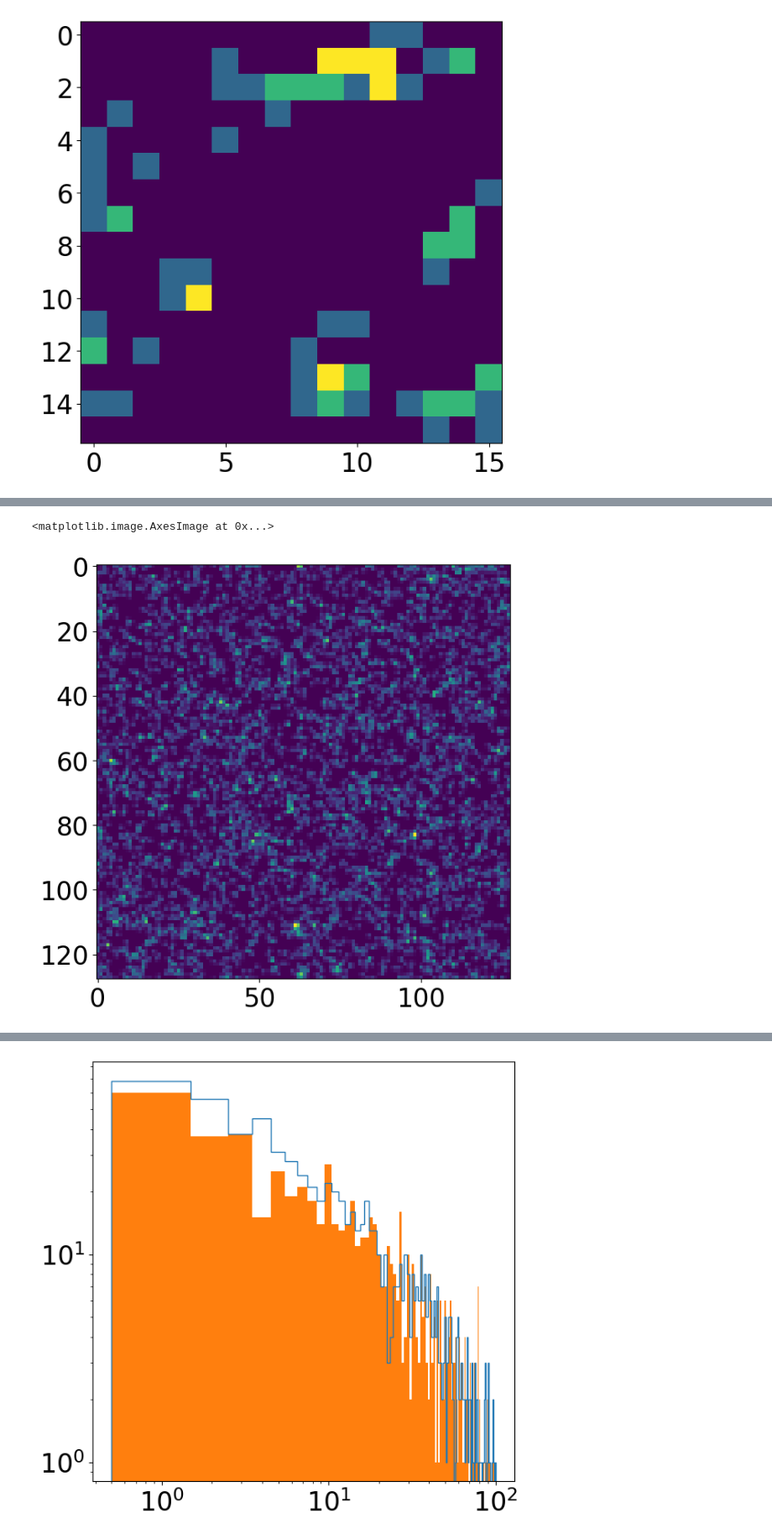
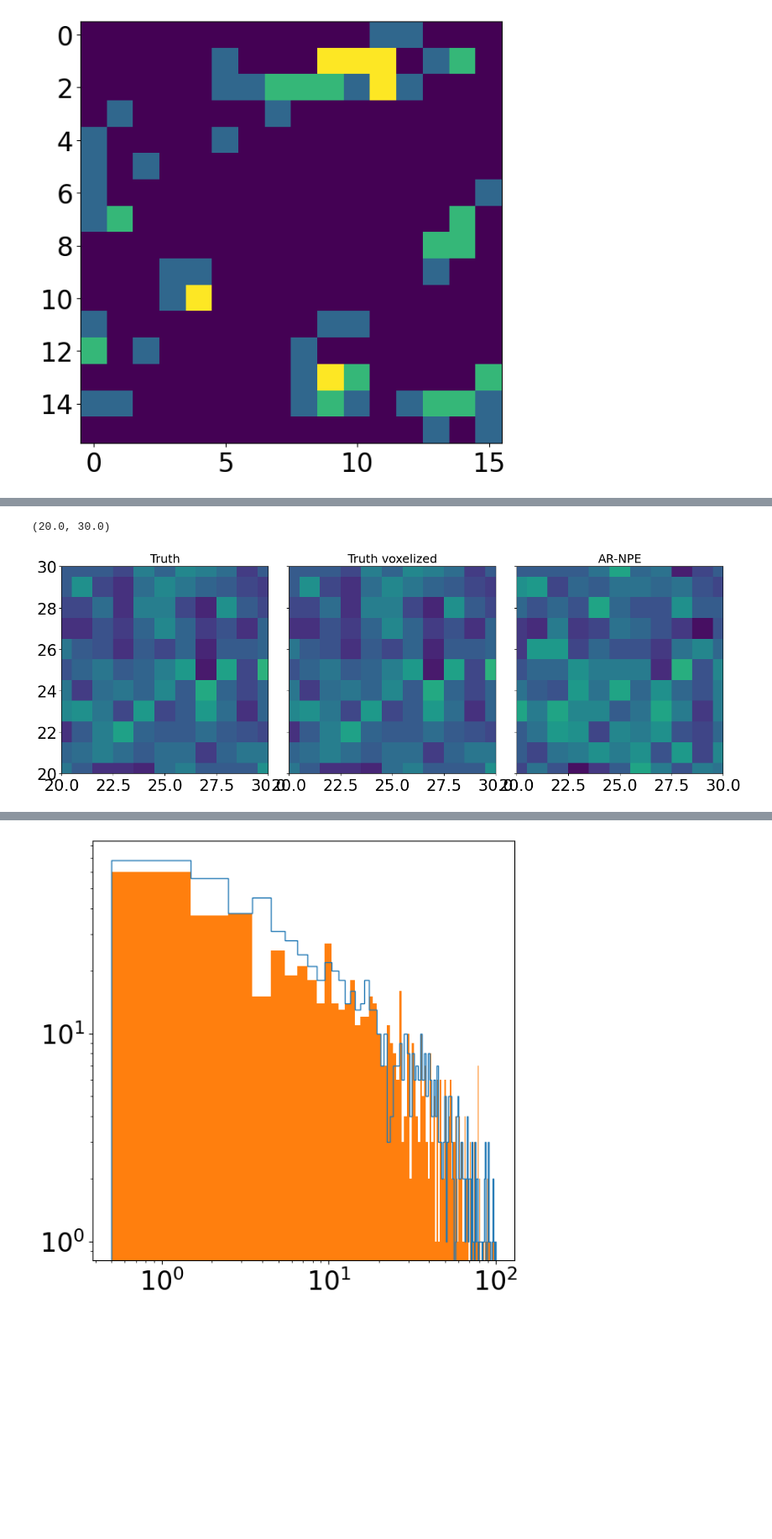
Before and after one commit to shivampcosmo/CHARM_old, a Jupyter notebook: notebooks/test_Pk_nsh_128__nsd_256__zcond_0_0p5_127__nsims_128__ncnn_3__nfilter_3.ipynb, the cells around one changed output, grey strips where cells are left out. Shown at 84% size. Drawn from its saved outputs; the diff is of its cells as text; code cells hidden in the pictures; blank space fills up the shorter version.

```diff
--- a/notebooks/test_Pk_nsh_128__nsd_256__zcond_0_0p5_127__nsims_128__ncnn_3__nfilter_3.ipynb
+++ b/notebooks/test_Pk_nsh_128__nsd_256__zcond_0_0p5_127__nsims_128__ncnn_3__nfilter_3.ipynb
@@ -1047,7 +1115,7 @@ mass_truth = FoF.GroupMass * 1e10  #Halo masses in Msun/h
 
 lgMass_truth = np.log10(mass_truth)
 
-Mmin_Pk, Mmax_Pk = 14.5, 15.0
+Mmin_Pk, Mmax_Pk = 13.3, 13.6
 indsel_Pk_truth = np.where((lgMass_truth > Mmin_Pk) & (lgMass_truth < Mmax_Pk))[0]
 print(len(indsel_Pk_truth))
 # density field parameters
@@ -1063,7 +1131,7 @@ df_nbkit['Position'] = pos_h_truth[indsel_Pk_truth,...]
 # np.vstack((df_samp['x_samp_all'], df_samp['y_samp_all'], df_samp['z_samp_all'])).T.shape
 from nbodykit.source.catalog import ArrayCatalog
 cat = ArrayCatalog(df_nbkit, BoxSize=1000.0)
-mesh_truth = cat.to_mesh(window='cic', Nmesh=grid, compensated=False, position='Position')
+mesh_truth = cat.to_mesh(window='nearest', Nmesh=grid, compensated=False, position='Position')
 r = FFTPower(mesh_truth, mode='1d', dk=0.05)
 Pk_truth = r.power
 # %% [output]
@@ -1079,7 +1147,7 @@ df_nbkit = {}
 df_nbkit['Position'] = pos_h_truth[indsel_Pk_truth,...]
 from nbodykit.source.catalog import ArrayCatalog
 cat = ArrayCatalog(df_nbkit, BoxSize=1000.0)
-mesh_truth2 = cat.to_mesh(window='cic', Nmesh=grid, compensated=False, position='Position')
+mesh_truth2 = cat.to_mesh(window='nearest', Nmesh=grid, compensated=False, position='Position')
 r = FFTPower(mesh_truth2, mode='1d', dk=0.05)
 Pk_truth2 = r.power
 # %%
@@ -1095,7 +1163,7 @@ df_nbkit = {}
 df_nbkit['Position'] = pos_h_mock[indsel_Pk_mock,...]
 from nbodykit.source.catalog import ArrayCatalog
 cat = ArrayCatalog(df_nbkit, BoxSize=1000.0)
-mesh_mock = cat.to_mesh(window='cic', Nmesh=grid, compensated=False, position='Position')
+mesh_mock = cat.to_mesh(window='nearest', Nmesh=grid, compensated=False, position='Position')
 r = FFTPower(mesh_mock, mode='1d', dk=0.05)
 Pk_mock = r.power
 # %%
@@ -1129,7 +1208,23 @@ Text(0.5, 1.0, 'AR-NPE')
 # %%
+fig, axes = pl.subplots(nrows=1, ncols=3, figsize=(18, 8), sharex=True, sharey=True)
+fig.subplots_adjust(wspace=0.1, hspace=0.1)
+xmin = 20
+xmax = 30
+axes[0].imshow(((mesh_truth.preview(axes=[0,1]))))
+axes[0].set_title('Truth', size=18)
+axes[0].set_xlim(xmin,xmax)
+axes[0].set_ylim(xmin,xmax)
+axes[1].imshow(((mesh_truth2.preview(axes=[0,1]))))
+axes[1].set_title('Truth voxelized', size=18)
+axes[1].set_xlim(xmin,xmax)
+axes[2].set_ylim(xmin,xmax)
+axes[2].imshow(((mesh_mock.preview(axes=[0,1]))))
+axes[2].set_title('AR-NPE', size=18)
+axes[2].set_xlim(xmin,xmax)
+axes[2].set_ylim(xmin,xmax)
 # %% [output]
-<matplotlib.image.AxesImage at 0x...>
+(20.0, 30.0)
-[figure, old version]
+[figure, new version]
 # %%
 import matplotlib.pyplot as plt
 
```
Also changed, not shown: parts of 32 cells of this notebook, 10 other files.
